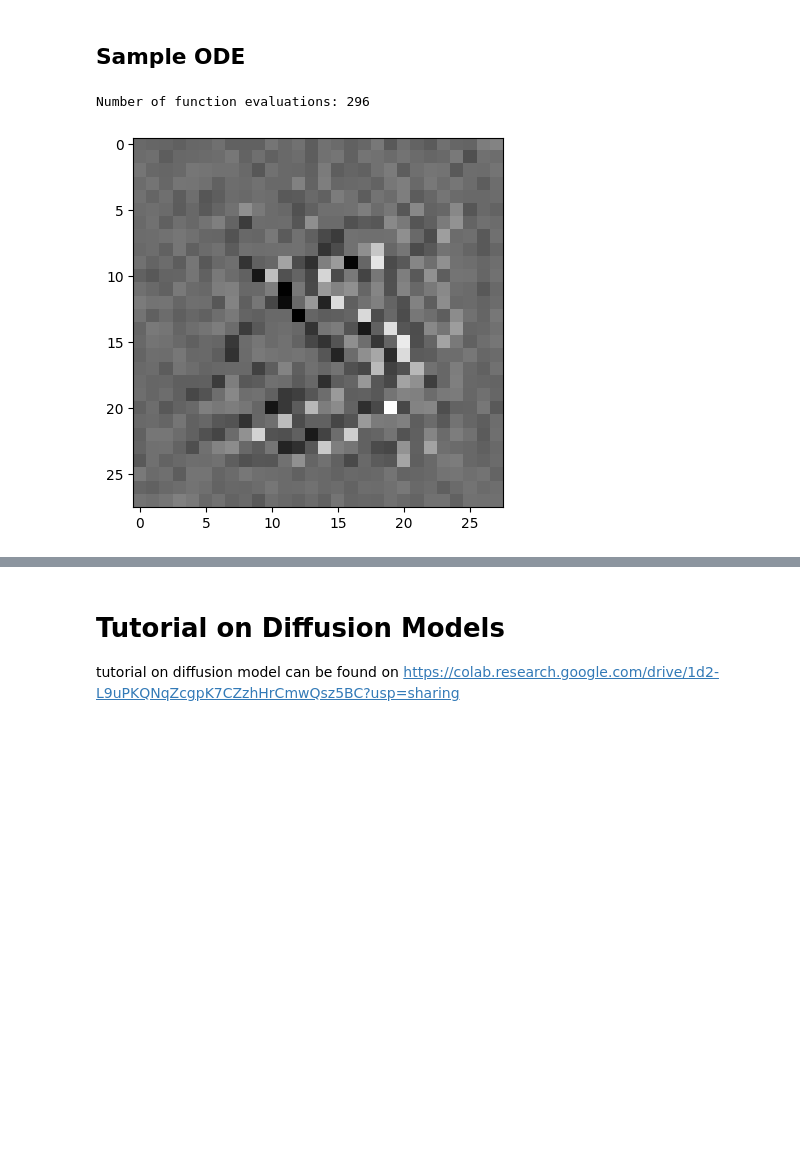
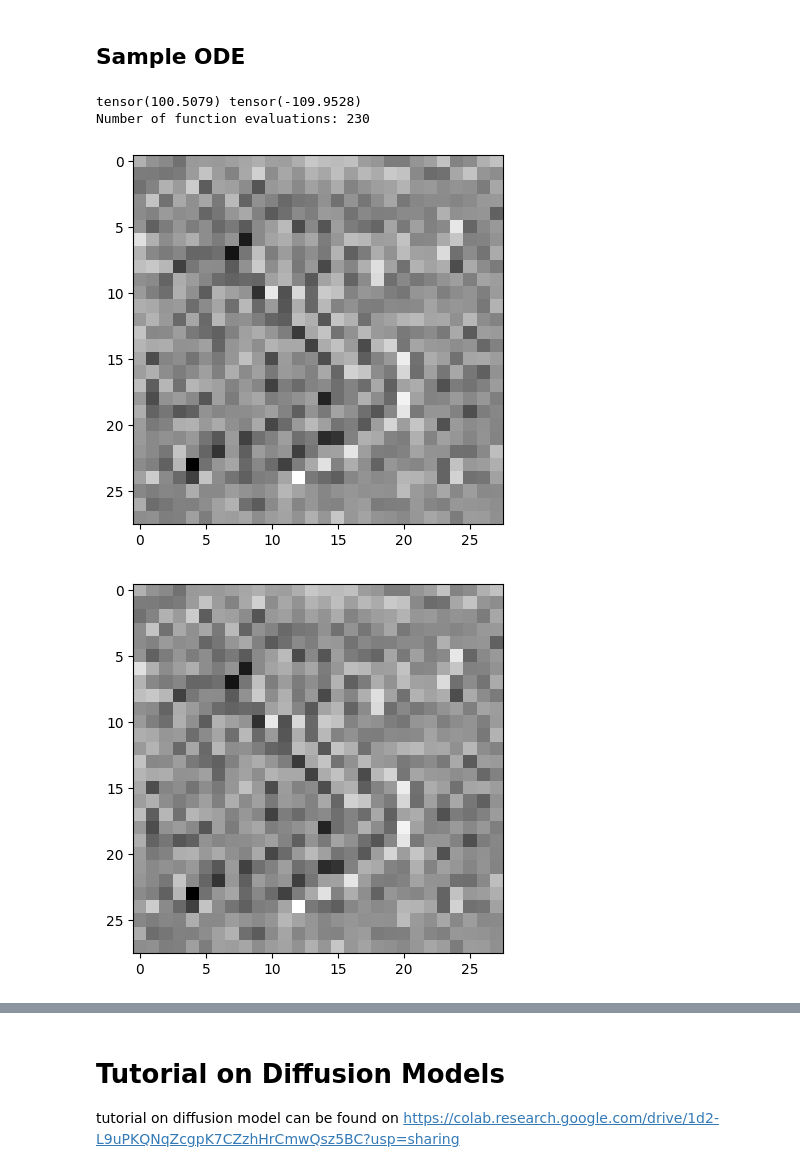
Before and after one commit to andrew-na-git/Score-Embedding-Fast-Diffusion, a Jupyter notebook: Efficient_Diffusion_Models.ipynb, the cells around one changed output, grey strips where cells are left out. Saved outputs shown, nothing was run; the diff lists cells and outputs as text; code cells hidden in the pictures; blank space fills up the shorter version.

```diff
--- a/Efficient_Diffusion_Models.ipynb
+++ b/Efficient_Diffusion_Models.ipynb
@@ -135,9 +139,8 @@ x = torch.zeros((N, 1, H, W))
 del_m = np.zeros_like(m, dtype=np.float32)
 perturbed_x = torch.zeros_like(x)
 scores = np.zeros((N, H, W), dtype=np.float32)
-sigma_ = np.ones(N, dtype=np.float32)
 
-sigma = 2 # in our application sigma needs to be small
+sigma = 25
 # %% [markdown]
 ## Define the network model
 # %%
@@ -258,7 +261,7 @@ class ScoreNet(nn.Module):
 # %%
 model_score = ScoreNet()
 loss_fn = torch.nn.MSELoss()
-optimizer = SGD(model_score.parameters(), lr=1e-2, momentum=0.9)
+optimizer = Adam(model_score.parameters(), lr=1e-3)
 mm_scaler = MinMaxScaler()
 model_score.train()
 
@@ -270,13 +273,12 @@ for e in tqdm(range(epoch)):
   random_t = np.sort(random_t) # we sort the time in increasing order for denoising
   time_ = np.insert(random_t, 0, eps).astype(np.float32) # for denoising we want time 0 to always be in sample to train
   sigma_ = diffusion_coeff(torch.tensor(time_), sigma).detach().numpy()
-
   # for x,_ in data_loader:
   data = mnist.data[0]
   x[0] = torch.tensor(mm_scaler.fit_transform(data.ravel()[:, None]).astype(np.float32)).reshape((1, 1, H, W))
   kde = KernelDensity(kernel='gaussian').fit(data.ravel()[:, None])
   m[0] = kde.score_samples(data.ravel()[:, None])
-  del_m[0] = np.diff(m[0].ravel(), axis=0, prepend=m[0,0]) #/ (2*sigma_[0]**2)
+  del_m[0] = np.diff(m[0].ravel(), axis=0, prepend=m[0,0])
 
   # we normalize for sigma to ensure the dynamics doesn't blow up
   A_block = []
@@ -292,36 +294,39 @@ for e in tqdm(range(epoch)):
   B_block = np.zeros(A_block.shape[0])
   B_block[:H*W] = B
   m[1:] = solve_pde(A_block, B_block, mode='sparse').reshape((N-1, H*W))
+  # we normalize the log density to avoid overflow
+  m = m / (2 * sigma_[:, None]**2)
 
   # constructing the training data and labels
   for i, t_ in enumerate(random_t, 1):
-    del_m[i] = np.diff(m[i].ravel(), axis=0, prepend=m[i, 0]) #/ (2*sigma_[i]**2)
+    del_m[i] = np.diff(m[i].ravel(), axis=0, prepend=m[i, 0])
 
   x = torch.tensor(mm_scaler.fit_transform(np.exp(-m).ravel()[:, None])).reshape((N, 1, H, W))
   perturbed_x = x + torch.randn_like(x) * torch.sqrt(2 * torch.tensor(sigma_)**2)[:, None, None, None]
-  print(perturbed_x.max(), perturbed_x.min(), del_m.max(), del_m.min())
+  print(perturbed_x.max(), perturbed_x.min())
+
   train_x_data = perturbed_x
   train_y_data = torch.tensor(del_m.astype(np.float32)).reshape((N, 1, H, W))
 
-  plt.imshow(train_x_data[-1].detach().numpy().reshape((H, W)))
-  plt.show()
+  # plt.imshow(train_x_data[-1].detach().numpy().reshape((H, W)))
+  # plt.show()
 
   plt.imshow(train_y_data[-1].reshape((H, W)))
   plt.show()
 
   y_pred = model_score(train_x_data, torch.tensor(time_))
   lm = (2*torch.tensor(sigma_)**2)[:, None, None, None]
-  loss = loss_fn(y_pred / lm, train_y_data)
+  loss = loss_fn(y_pred/lm, train_y_data)
   optimizer.zero_grad()
   loss.backward()
   optimizer.step()
   losses = loss.item()
 
-  scores = (y_pred / lm).clone().detach().numpy().reshape((N, H, W)) # we normalize before fedding back into PDE
+  scores = (y_pred/lm).clone().detach().numpy().reshape((N, H, W)) # we normalize before fedding back into PDE
 
   plt.imshow(scores[0].reshape((H, W))) # so we can see that the score should look something like this after training
   plt.show()
 
-torch.save(model_score.state_dict(), 'ckpt.pth')
+torch.save(model_score.state_dict(), 'dense_ckpt.pth')
 print(f"\nmodel has been saved")
 # %% [output]
@@ -366,16 +371,16 @@ def ode_sampler(score_model,
   """
   # Create the latent code
   if z is None:
-    init_x = torch.randn(batch_size, 1, H, W) # * torch.sqrt(2 * diffusion_coeff(torch.ones(batch_size, 1, H, W), sigma)**2)
+    init_x = torch.randn(batch_size, 1, H, W) * torch.sqrt(2 * diffusion_coeff(torch.ones(batch_size, 1, H, W), sigma)**2)
   else:
     init_x = z
 
+  print(init_x.max(), init_x.min())
   shape = init_x.shape
 
   def score_eval_wrapper(sample, time_steps):
     """A wrapper of the score-based model for use by the ODE solver."""
     sample = torch.tensor(sample, dtype=torch.float32).reshape(shape)
-
     time_steps = torch.tensor(time_steps, dtype=torch.float32).reshape((sample.shape[0],))
     with torch.no_grad():
       score_ = score_model(sample, time_steps)
@@ -392,29 +397,32 @@ def ode_sampler(score_model,
   # Run the black-box ODE solver.
   res = integrate.solve_ivp(ode_func, (1., eps), init_x.reshape(-1))
   print(f"Number of function evaluations: {res.nfev}")
-  sol = res.y[:, -1].reshape(shape)
+  sol = res.y
   return sol
 # %% [markdown]
 ## Sample ODE
 # %%
 from scipy import integrate
 
-ckpt = torch.load('ckpt.pth')
+ckpt = torch.load('dense_ckpt.pth')
 model_score.load_state_dict(ckpt)
 model_score.eval()
 
 sample_batch_size = 1 #@param {'type':'integer'}
 sampler = ode_sampler #@param ['Euler_Maruyama_sampler', 'pc_sampler', 'ode_sampler'] {'type': 'raw'}
 
-# init_x = perturbed_x[-1].reshape((sample_batch_size, 1, H, W))
+init_x = perturbed_x[-1].reshape((sample_batch_size, 1, H, W))
 
 ## Generate samples using the specified sampler.
 samples = sampler(model_score,
                   diffusion_coeff,
                   sample_batch_size)
 
-plt.imshow(samples.reshape(H, W), cmap = 'gray')
-plt.show()
+for t in range(N):
+  plt.imshow(samples[:, i].reshape(H, W), cmap = 'gray')
+  plt.show()
 # %% [output]
-Number of function evaluations: 296
+tensor(100.5079) tensor(-109.9528)
+Number of function evaluations: 230
-[figure, old version]
+[figure, new version]
+[figure, added]
```
Also changed, not shown: parts of 3 cells of this notebook.
